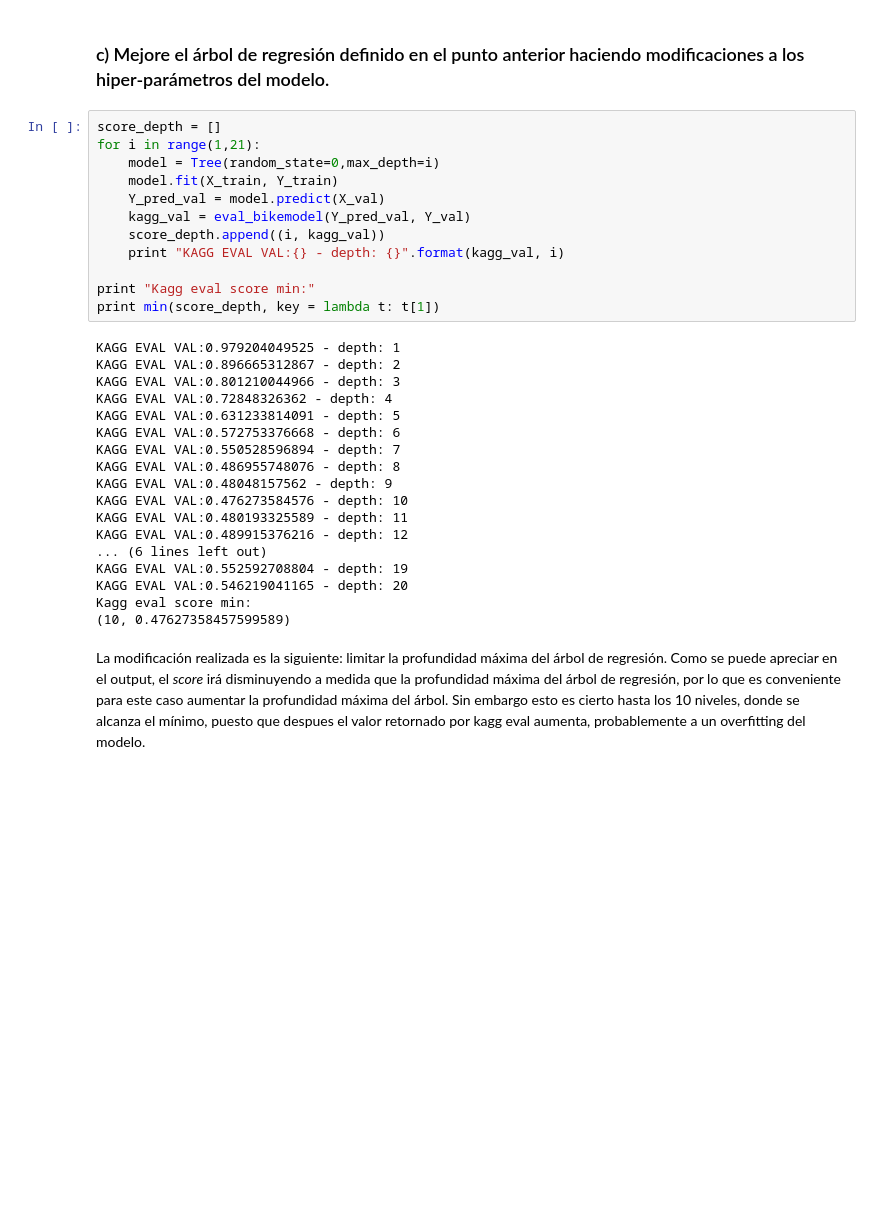
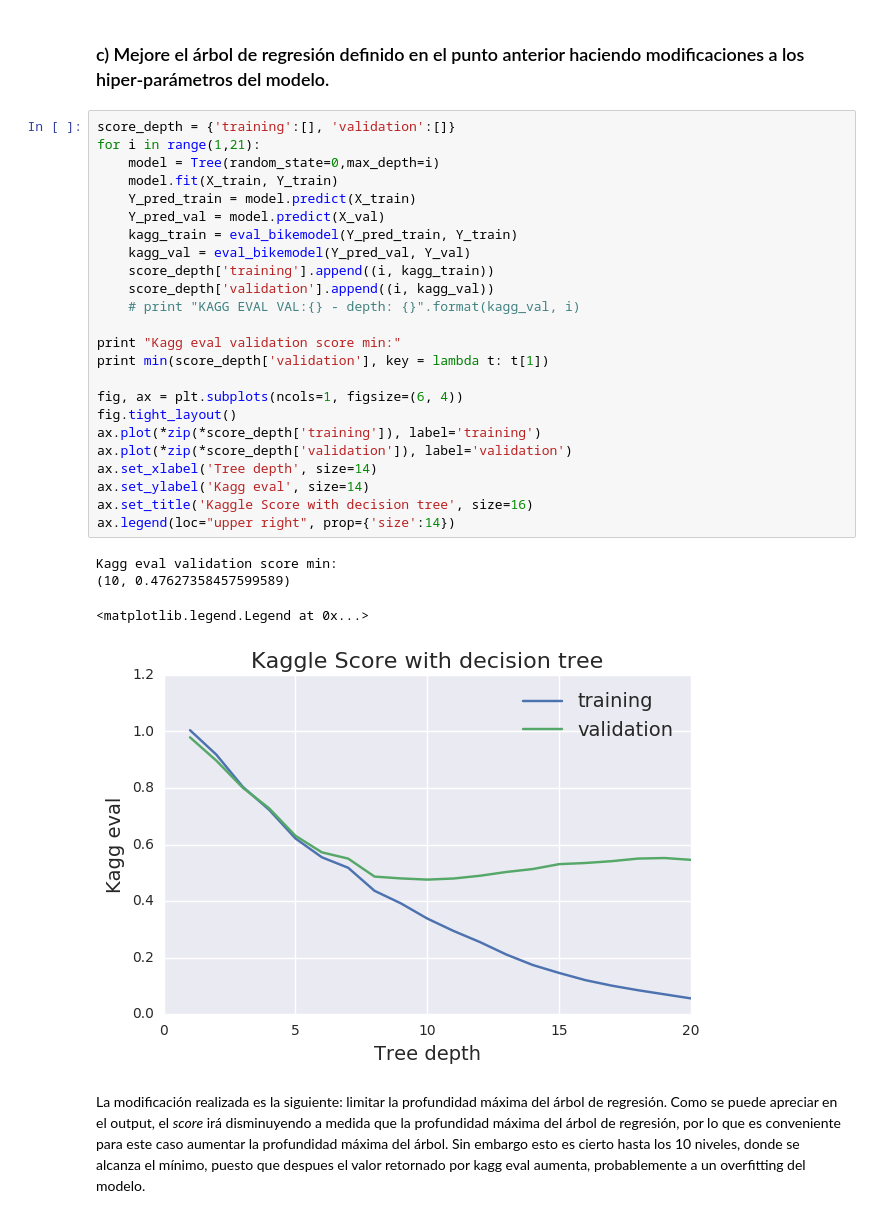
Before and after one commit to ivangolo/ML, a Jupyter notebook: Parte 2/Bike_Sharing.ipynb, the cells around one changed output. Cells and saved outputs as stored; diff of their text form; blank space fills up the shorter version.

```diff
--- a/Parte 2/Bike_Sharing.ipynb
+++ b/Parte 2/Bike_Sharing.ipynb
@@ -133,35 +135,34 @@ Del gráfico se puede concluir que los valores predictores están cerca de los v
 # %% [markdown]
 ### c) Mejore el árbol de regresión definido en el punto anterior haciendo modificaciones a los hiper-parámetros del modelo.
 # %%
-score_depth = []
+score_depth = {'training':[], 'validation':[]}
 for i in range(1,21):
     model = Tree(random_state=0,max_depth=i)
     model.fit(X_train, Y_train)
+    Y_pred_train = model.predict(X_train)
     Y_pred_val = model.predict(X_val)
+    kagg_train = eval_bikemodel(Y_pred_train, Y_train)
     kagg_val = eval_bikemodel(Y_pred_val, Y_val)
-    score_depth.append((i, kagg_val))
-    print "KAGG EVAL VAL:{} - depth: {}".format(kagg_val, i)
+    score_depth['training'].append((i, kagg_train))
+    score_depth['validation'].append((i, kagg_val))
+    # print "KAGG EVAL VAL:{} - depth: {}".format(kagg_val, i)
 
-print "Kagg eval score min:"
-print min(score_depth, key = lambda t: t[1])
+print "Kagg eval validation score min:"
+print min(score_depth['validation'], key = lambda t: t[1])
+
+fig, ax = plt.subplots(ncols=1, figsize=(6, 4))
+fig.tight_layout()
+ax.plot(*zip(*score_depth['training']), label='training')
+ax.plot(*zip(*score_depth['validation']), label='validation')
+ax.set_xlabel('Tree depth', size=14)
+ax.set_ylabel('Kagg eval', size=14)
+ax.set_title('Kaggle Score with decision tree', size=16)
+ax.legend(loc="upper right", prop={'size':14})
 # %% [output]
-KAGG EVAL VAL:0.979204049525 - depth: 1
-KAGG EVAL VAL:0.896665312867 - depth: 2
-KAGG EVAL VAL:0.801210044966 - depth: 3
-KAGG EVAL VAL:0.72848326362 - depth: 4
-KAGG EVAL VAL:0.631233814091 - depth: 5
-KAGG EVAL VAL:0.572753376668 - depth: 6
-KAGG EVAL VAL:0.550528596894 - depth: 7
-KAGG EVAL VAL:0.486955748076 - depth: 8
-KAGG EVAL VAL:0.48048157562 - depth: 9
-KAGG EVAL VAL:0.476273584576 - depth: 10
-KAGG EVAL VAL:0.480193325589 - depth: 11
-KAGG EVAL VAL:0.489915376216 - depth: 12
-... (6 lines left out)
-KAGG EVAL VAL:0.552592708804 - depth: 19
-KAGG EVAL VAL:0.546219041165 - depth: 20
-Kagg eval score min:
+Kagg eval validation score min:
 (10, 0.47627358457599589)
+<matplotlib.legend.Legend at 0x...>
+[figure, added]
 # %% [markdown]
 La modificación realizada es la siguiente: limitar la profundidad máxima del árbol de regresión. Como se puede apreciar en el output, el *score* irá disminuyendo a medida que la profundidad máxima del árbol de regresión, por lo que es conveniente para este caso aumentar la profundidad máxima del árbol. Sin embargo esto es cierto hasta los 10 niveles, donde se alcanza el mínimo, puesto que despues el valor retornado por kagg eval aumenta, probablemente a un overfitting del modelo.
 # %% [markdown]
```
Also changed, not shown: parts of 2 cells of this notebook.
